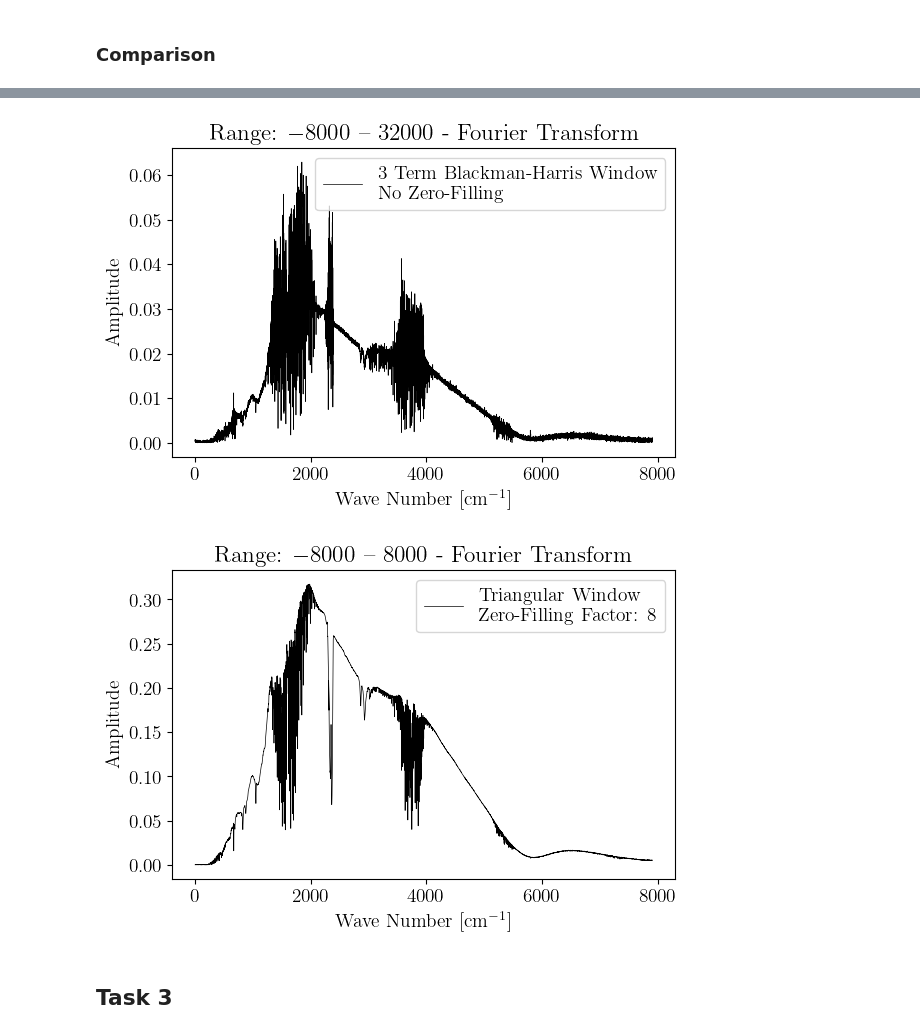
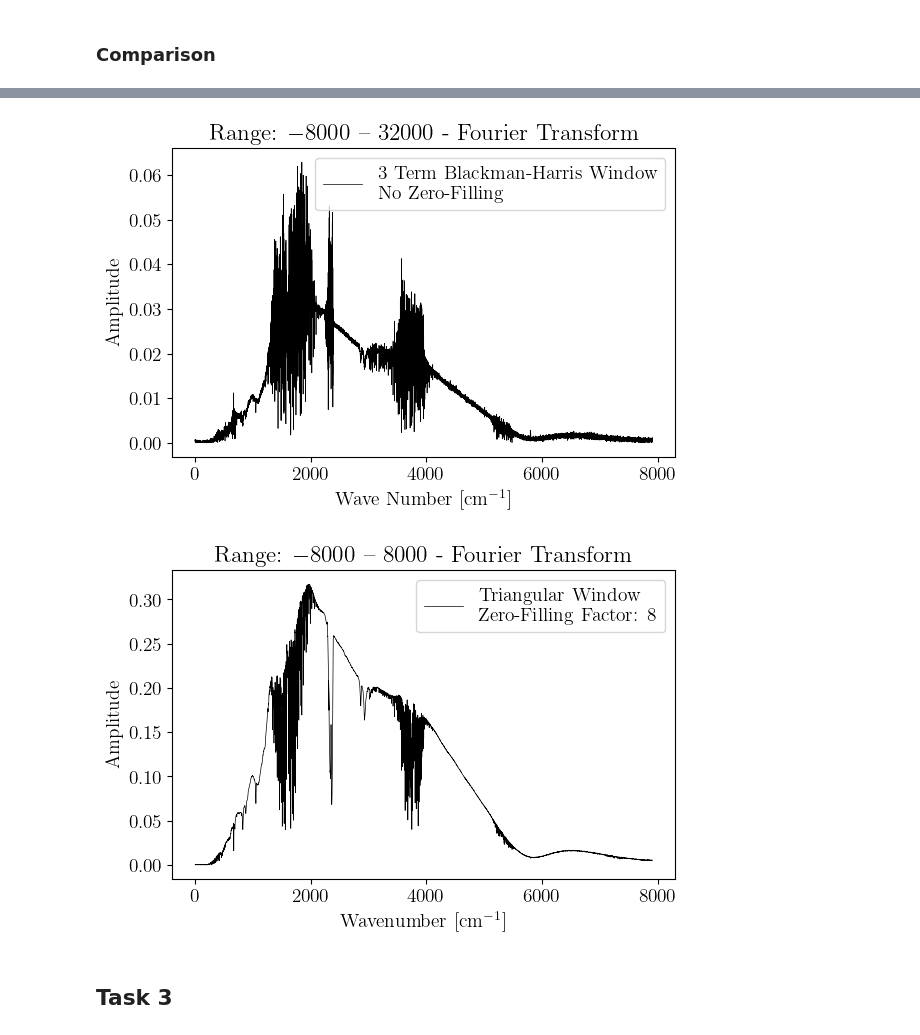
Before and after one commit to jamalghaith/advancedlabs, a Jupyter notebook: Rotation Spectroscopy/Analysis.ipynb, the cells around one changed output, grey strips where cells are left out. Cells and saved outputs as stored; diff of their text form; code cells hidden in the pictures.

```diff
--- a/Rotation Spectroscopy/Analysis.ipynb
+++ b/Rotation Spectroscopy/Analysis.ipynb
@@ -747,9 +747,10 @@ with open(file_path, 'r') as f:
         ax.plot(x_fft_calibrated, np.abs(y_fft_positive), label=f'Zerofilling factor: {factor}', linewidth=0.5, color=color)
 
     ax.set_title(f"Water Vapour Range -8000 to 8000 Fourier Transform with Zerofilling")
-    ax.set_xlabel('Calibrated Frequency')
+    ax.set_xlabel('Wavenumber [cm$^{-1}$]')
     ax.set_ylabel('Amplitude')
     ax.legend(loc='upper left')
+    ax.set_xlim(200, 4050)
 
     # Add inset axes at frequency 3000
     inset_ax = inset_axes(ax, width="50%", height="70%", loc='center right')
@@ -843,9 +844,10 @@ with open(file_path, 'r') as f:
         ax.plot(x_fft_calibrated, np.abs(y_fft_positive), label=f'Zerofilling factor: {factor}', linewidth=0.5, color=color)
 
     ax.set_title(f"Range: $-1000$ -- $1000$ - Fourier Transform with Zerofilling")
-    ax.set_xlabel('Calibrated Frequency')
+    ax.set_xlabel('Wavenumber [cm$^{-1}$]')
     ax.set_ylabel('Amplitude')
     ax.legend(loc='upper left')
+    ax.set_xlim(200, 4050)
 
     # Add inset axes at frequency 3000
     inset_ax = inset_axes(ax, width="50%", height="70%", loc='center right', bbox_to_anchor=(0, 0, 0.98, 1), bbox_transform=ax.transAxes)
@@ -964,6 +966,6 @@ for filename in os.listdir(folder_path):
         ax.set_xlabel('Wavenumber [cm$^{-1}$]')
         ax.set_ylabel('Amplitude')
         ax.legend(loc = 'upper left')
-
+        ax.set_xlim(200, 4050)
         plt.show()
 # %% [output]
@@ -1086,7 +1088,7 @@ for filename, conditions in files_conditions.items():
         bax = brokenaxes(xlims=xlims, hspace=.05)
         bax.plot(x_fft_positive, np.abs(y_fft_positive), color='black', linewidth=0.5, label=f'Triangular Window \n Zero-Filling Factor: 8')
         bax.set_title(f"Range: $-8000$ -- $8000$ - Fourier Transform")
-        bax.set_xlabel('Wave Number [cm$^{-1}$]', labelpad=25)
+        bax.set_xlabel('Wavenumber [cm$^{-1}$]', labelpad=25)
         bax.set_ylabel('Amplitude', labelpad=40)
         bax.legend(loc = 'lower right')
         bax.big_ax.spines['right'].set_visible(True)
@@ -1179,35 +1181,35 @@ for filename, conditions in files_conditions.items():
         # Plot the Fourier transformed data (positive frequencies only)
         plt.figure(figsize=set_size(469))
         plt.plot(x_fft_positive, np.abs(y_fft_positive), linewidth=0.5, color='black', label=f'3 Term Blackman-Harris Window \n No Zero-Filling')
         plt.title(f"Range: $-8000$ -- $32000$ - Fourier Transform")
         plt.xlabel('Wave Number [cm$^{-1}$]')
         plt.ylabel('Amplitude')
         plt.legend()
 
         plt.show()
     else:
         # Apply Fourier transform to the y data
         y_fft = np.fft.fft(y_windowed)
         x_fft = np.fft.fftfreq(len(y_windowed), d=(x[1] - x[0]))
 
         # Filter for positive frequencies
         positive_freqs = x_fft > 0
         x_fft_positive = x_fft[positive_freqs]
         y_fft_positive = y_fft[positive_freqs]
         x_fft_positive = apply_calibration(x_fft_positive, coefficients)
 
         # Plot the Fourier transformed data (positive frequencies only)
         plt.figure(figsize=set_size(469))
         plt.plot(x_fft_positive, np.abs(y_fft_positive), color='black', linewidth=0.5, label=f'Triangular Window \n Zero-Filling Factor: 8')
         plt.title(f"Range: $-8000$ -- $8000$ - Fourier Transform")
-        plt.xlabel('Wave Number [cm$^{-1}$]')
+        plt.xlabel('Wavenumber [cm$^{-1}$]')
         plt.ylabel('Amplitude')
         plt.legend()
 
         plt.show()
 # %% [output]
 [figure]
-[figure, old version]
+[figure, new version]
 # %% [markdown]
 ## Task 3
 # %%
```
Also changed, not shown: parts of 5 cells of this notebook, 28 other files.
